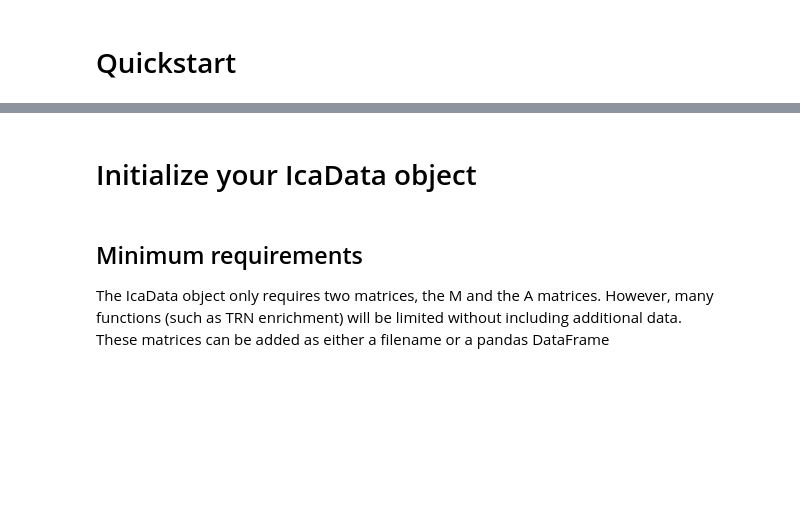
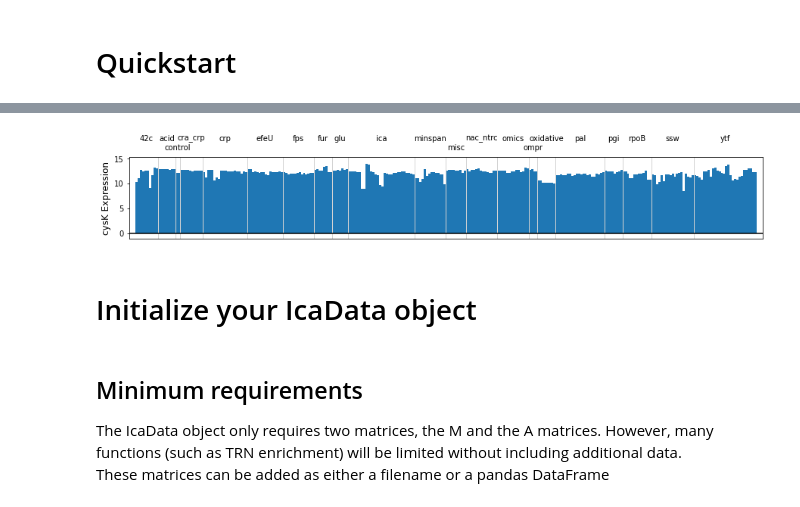
Before and after one commit to SBRG/pymodulon, a Jupyter notebook: Tutorial.ipynb, the cells around one changed output, grey strips where cells are left out. Saved outputs shown, nothing was run; the diff lists cells and outputs as text; code cells hidden in the pictures; blank space fills up the shorter version.

Commit message:
Added basic plot_expression function

```diff
--- a/Tutorial.ipynb
+++ b/Tutorial.ipynb
@@ -24,17 +8,17 @@ The animation.avconv_args rcparam was deprecated in Matplotlib 3.3 and will be r
 # %%
-DATA_DIR = join('pymodulon', 'test', 'data')
+DATA_DIR = join('pymodulon', 'test', 'precise_data')
 # %% [markdown]
 # Quickstart
 # %%
-m = join(DATA_DIR, 'ecoli_M.csv')
-a = join(DATA_DIR, 'ecoli_A.csv')
-x = join(DATA_DIR, 'ecoli_X.csv')
+m = join(DATA_DIR, 'M.csv')
+a = join(DATA_DIR, 'A.csv')
+x = join(DATA_DIR, 'X.csv')
 
-gene_file = join(DATA_DIR, 'ecoli_gene_table.csv')
-sample_file = join(DATA_DIR, 'ecoli_sample_table.csv')
-imodulon_file = join(DATA_DIR, 'ecoli_imodulon_table.csv')
+gene_file = join(DATA_DIR, 'gene_table.csv')
+sample_file = join(DATA_DIR, 'sample_table.csv')
+imodulon_file = join(DATA_DIR, 'imodulon_table.csv')
 
-trn = pd.read_csv(join(DATA_DIR, 'ecoli_trn.csv'))
+trn = pd.read_csv(join(DATA_DIR, 'trn.csv'))
 
 ica_data = IcaData(m,a,x,
                    gene_table=gene_file,
@@ -60,3 +31,9 @@ ica_data.view_imodulon(0)
+# %%
+ica_data.sample_table = ica_data.sample_table.rename({'project_id':'project','condition_id':'condition'},axis=1)
+# %%
+ax = plot_expression(ica_data,'cysK')
+# %% [output]
+[figure, added]
 # %% [markdown]
 # Initialize your IcaData object
 # %% [markdown]
```
Also changed, not shown: parts of 9 cells of this notebook, 1 other file.
